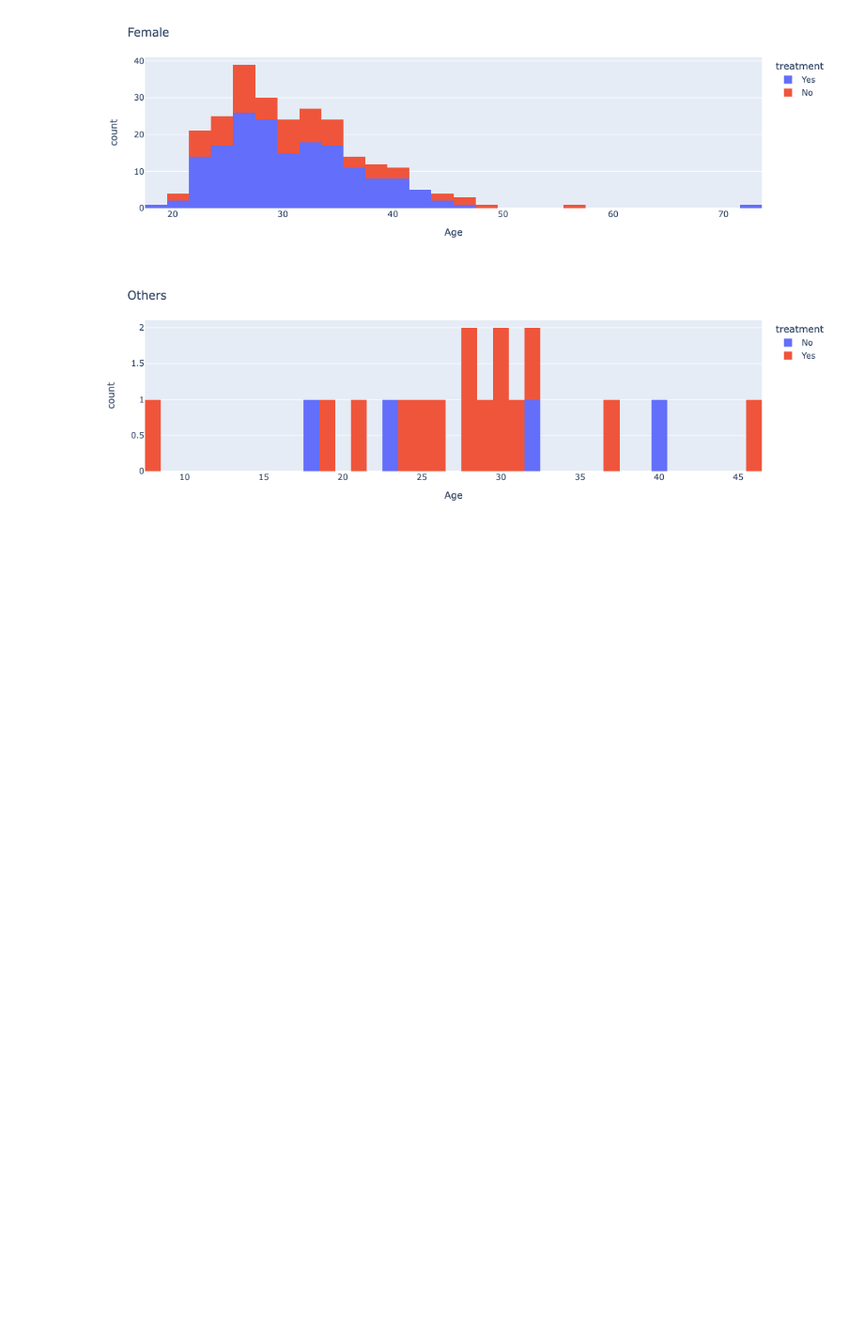
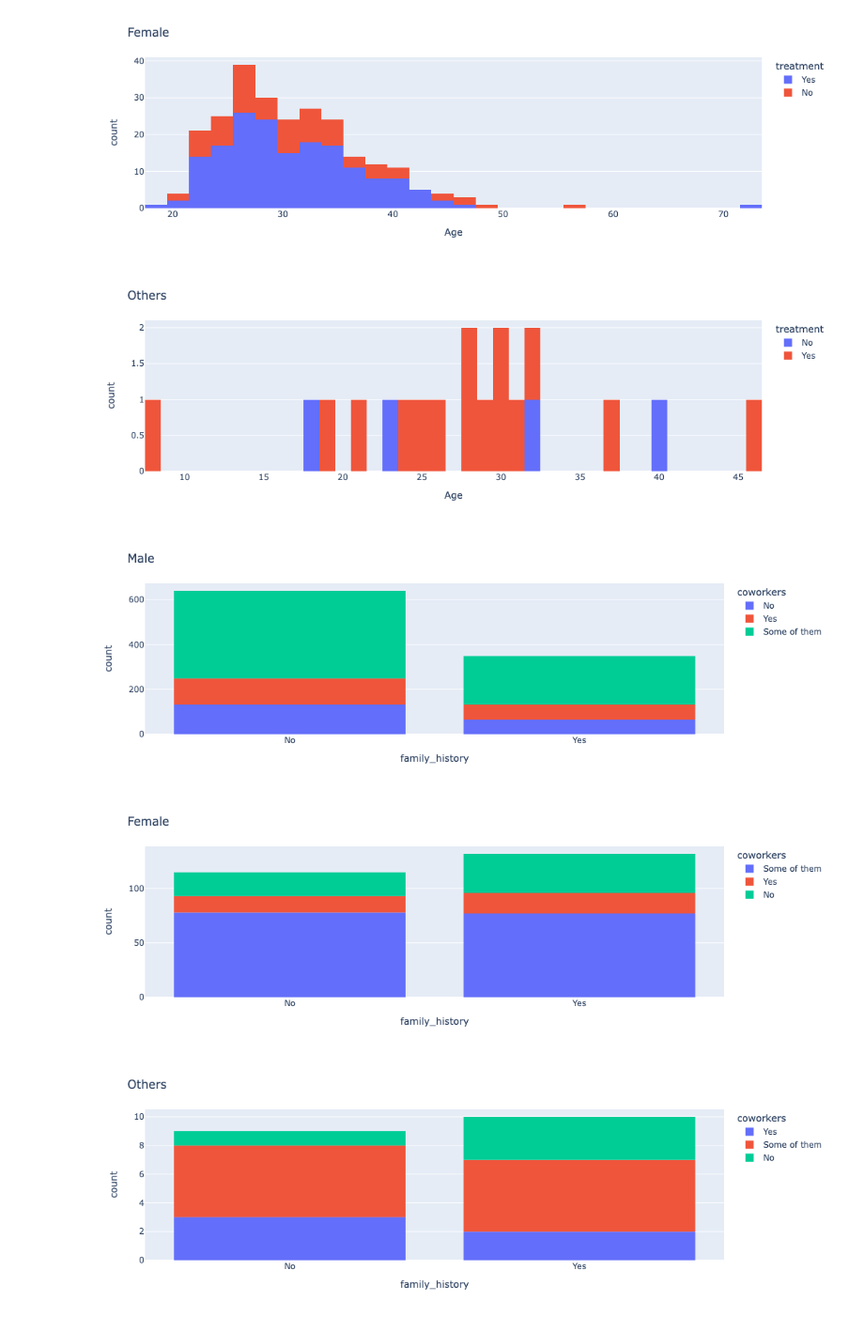
Before and after one commit to JimCarson1/Project_1, a Jupyter notebook: analyze mental health.ipynb, the cells around one changed output. Shown at 94% size. Saved outputs shown, nothing was run; the diff lists cells and outputs as text; code cells hidden in the pictures; blank space fills up the shorter version.

Commit message:
Add additional graphs

```diff
--- a/analyze mental health.ipynb
+++ b/analyze mental health.ipynb
@@ -146,3 +153,18 @@ for i in ['Male', 'Female', 'Others']:
 [figure]
 [figure]
 [figure]
+# %%
+# This visualization shows how having a family history of mental illness affects the employee’s
+# willingness to discuss their mental health situation with their peers. Gender based division
+# is also made to better understand the changing trends within the genders
+
+for i in ['Male', 'Female', 'Others']:
+    t = df[df['Gender']==i].copy()
+    fig = px.histogram(t, x='family_history',nbins=40,color='coworkers')
+    fig.update_layout(
+    title=i)
+    fig.show()
+# %% [output]
+[figure, added]
+[figure, added]
+[figure, added]
```
Also changed, not shown: parts of 3 cells of this notebook.
